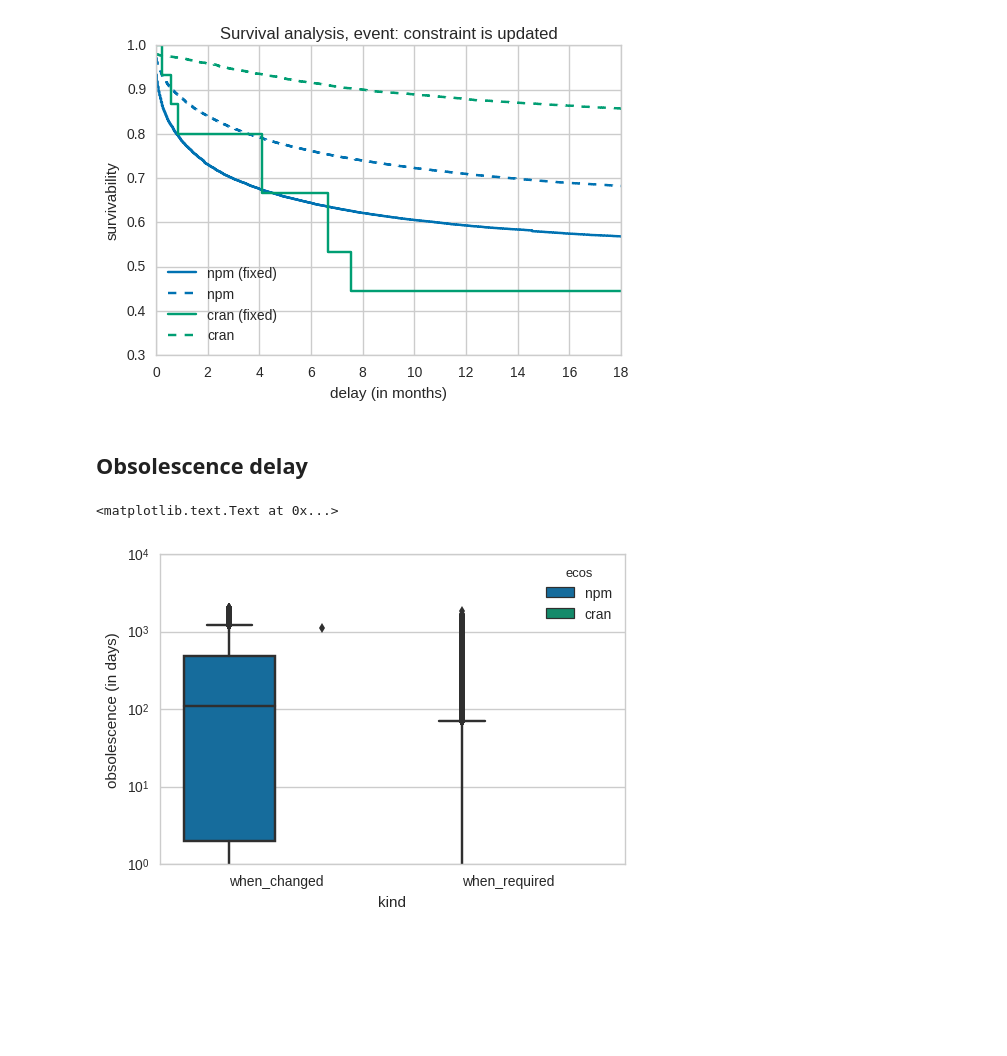
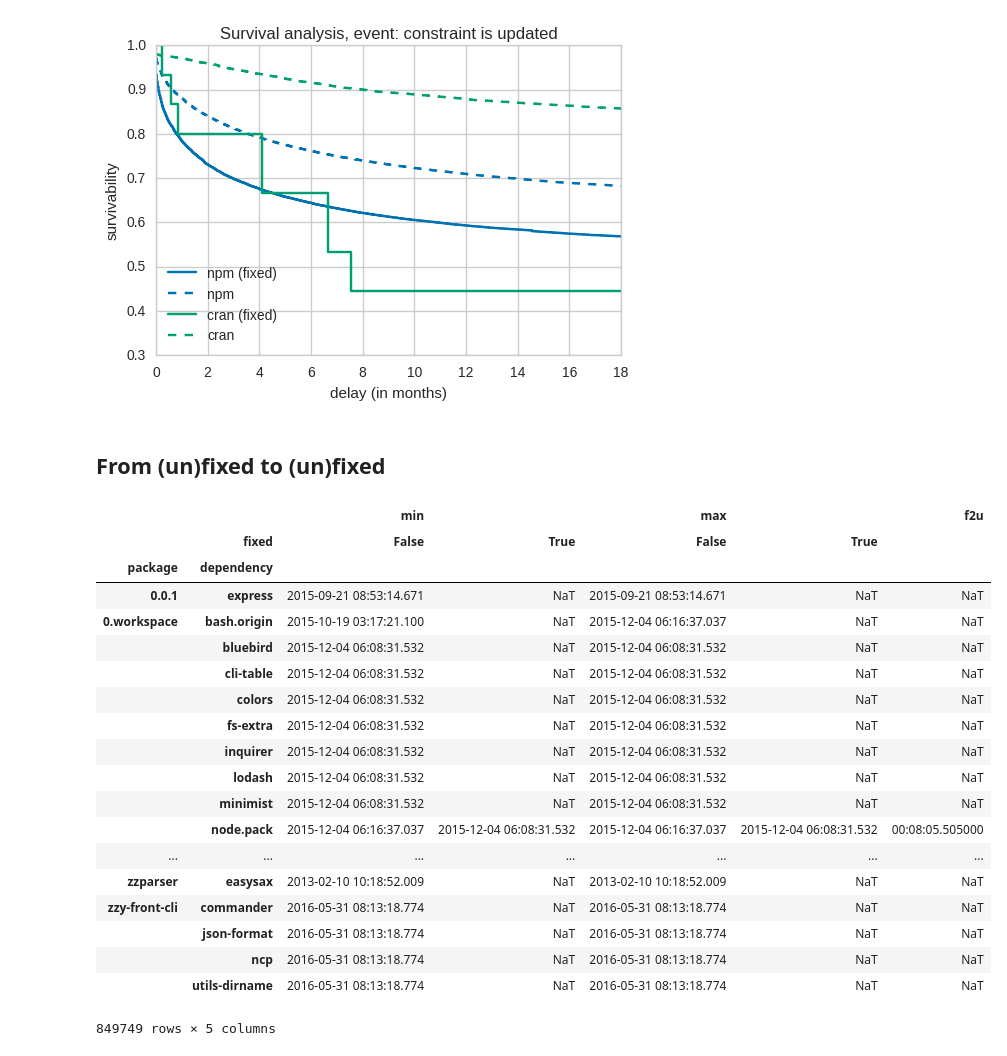
Before and after one commit to maelick/deps-analysis, a Jupyter notebook: notebook/Exploratory.ipynb, the cells around one changed output. Cells and saved outputs as stored; diff of their text form; code cells hidden in the pictures; blank space fills up the shorter version.

Commit message:
Delay

```diff
--- a/notebook/Exploratory.ipynb
+++ b/notebook/Exploratory.ipynb
@@ -286,34 +284,36 @@ ax.set_xlim(right=18)
 # %% [output]
 (0.0, 18)
 [figure]
-# %% [markdown]
-## Obsolescence delay
-# %%
-data = None
-for ecos in ecosystems:
-    pkg, deps = df_pkg[ecos], df_deps[ecos]
-    df = (deps
-          .query('fixed == True')
-          [['dependency', 'constraint', 'time', 'next_time']]
-          .rename(columns={'time': 'required_at', 'next_time': 'changed_at'})
-          .merge(pkg[['time', 'next_time']], left_on=['dependency', 'constraint'], right_index=True, how='left')
-          )
-    df['when_changed'] = df['changed_at'].fillna(df_pkg[ecos]['time'].max()) - df['next_time']
-    df['when_required'] = df['required_at'] - df['next_time']
-
-    df = pandas.melt(df, value_vars=['when_changed', 'when_required'], var_name='kind')
-    df['ecos'] = ecos
-
-    if data is None:
-        data = df
-    else:
-        data = data.append(df)
-
-data['value'] = data['value'].dt.days
-
-ax = seaborn.boxplot('kind', 'value', 'ecos', data=data)
-ax.set_yscale('log')
-ax.set_ylabel('obsolescence (in days)')
-# %% [output]
-<matplotlib.text.Text at 0x...>
-[figure, removed]
+# %% [markdown]
+## From (un)fixed to (un)fixed
+# %%
+ecos = 'npm'
+deps = df_deps[ecos]
+
+fixed_delay = deps.groupby(['package', 'dependency', 'fixed'])['time'].agg(['min', 'max']).unstack()
+fixed_delay['f2u'] = (
+    fixed_delay[('min', False)].astype('datetime64[ns, UTC]')
+    - fixed_delay[('min', True)].astype('datetime64[ns, UTC]')).dropna()
+# %%
+fixed_delay
+# %% [output]
+|  |  | min |  | max |  | f2u |
+|  | fixed | False | True | False | True |  |
+| package | dependency |  |  |  |  |  |
+| 0.0.1 | express | 2015-09-21 08:53:14.671 | NaT | 2015-09-21 08:53:14.671 | NaT | NaT |
+| 0.workspace | bash.origin | 2015-10-19 03:17:21.100 | NaT | 2015-12-04 06:16:37.037 | NaT | NaT |
+|  | bluebird | 2015-12-04 06:08:31.532 | NaT | 2015-12-04 06:08:31.532 | NaT | NaT |
+|  | cli-table | 2015-12-04 06:08:31.532 | NaT | 2015-12-04 06:08:31.532 | NaT | NaT |
+|  | colors | 2015-12-04 06:08:31.532 | NaT | 2015-12-04 06:08:31.532 | NaT | NaT |
+|  | fs-extra | 2015-12-04 06:08:31.532 | NaT | 2015-12-04 06:08:31.532 | NaT | NaT |
+|  | inquirer | 2015-12-04 06:08:31.532 | NaT | 2015-12-04 06:08:31.532 | NaT | NaT |
+|  | lodash | 2015-12-04 06:08:31.532 | NaT | 2015-12-04 06:08:31.532 | NaT | NaT |
+|  | minimist | 2015-12-04 06:08:31.532 | NaT | 2015-12-04 06:08:31.532 | NaT | NaT |
+|  | node.pack | 2015-12-04 06:16:37.037 | 2015-12-04 06:08:31.532 | 2015-12-04 06:16:37.037 | 2015-12-04 06:08:31.532 | 00:08:05.505000 |
+| ... | ... | ... | ... | ... | ... | ... |
+| zzparser | easysax | 2013-02-10 10:18:52.009 | NaT | 2013-02-10 10:18:52.009 | NaT | NaT |
+| zzy-front-cli | commander | 2016-05-31 08:13:18.774 | NaT | 2016-05-31 08:13:18.774 | NaT | NaT |
+|  | json-format | 2016-05-31 08:13:18.774 | NaT | 2016-05-31 08:13:18.774 | NaT | NaT |
+|  | ncp | 2016-05-31 08:13:18.774 | NaT | 2016-05-31 08:13:18.774 | NaT | NaT |
+|  | utils-dirname | 2016-05-31 08:13:18.774 | NaT | 2016-05-31 08:13:18.774 | NaT | NaT |
+849749 rows × 5 columns
```
Also changed, not shown: parts of 1 cell of this notebook.
